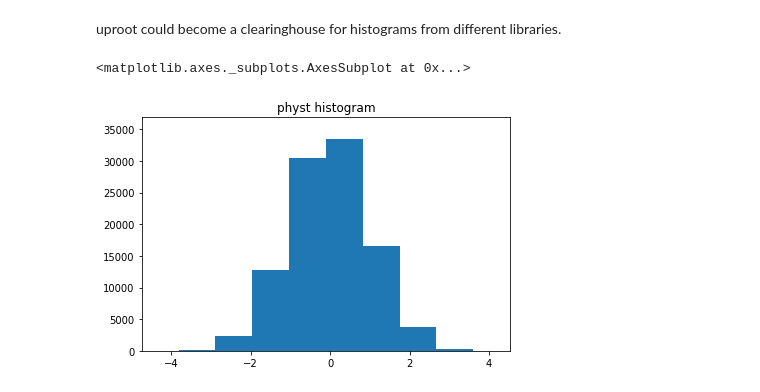
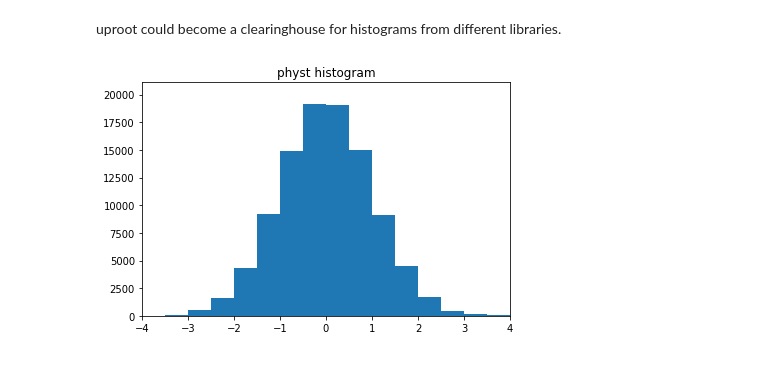
Before and after one commit to jpivarski-talks/jupyter-talks, a Jupyter notebook: 2018-09-28-uproot3-update/uproot-3.ipynb, the cells around one changed output. Drawn from its saved outputs; the diff is of its cells as text; code cells hidden in the pictures.

```diff
--- a/2018-09-28-uproot3-update/uproot-3.ipynb
+++ b/2018-09-28-uproot3-update/uproot-3.ipynb
@@ -92,7 +95,7 @@ import physt
 # %%
-h = physt.h1(numpy.random.normal(0, 1, 100000), name="physt histogram")
-h.plot()
+h = physt.h1(numpy.random.normal(0, 1, 100000),
+             bins=16, range=(-4, 4), name="physt histogram")
+h.plot();
 # %% [output]
-<matplotlib.axes._subplots.AxesSubplot at 0x...>
-[figure, old version]
+[figure, new version]
 # %%
```
Also changed, not shown: parts of 25 cells of this notebook.
